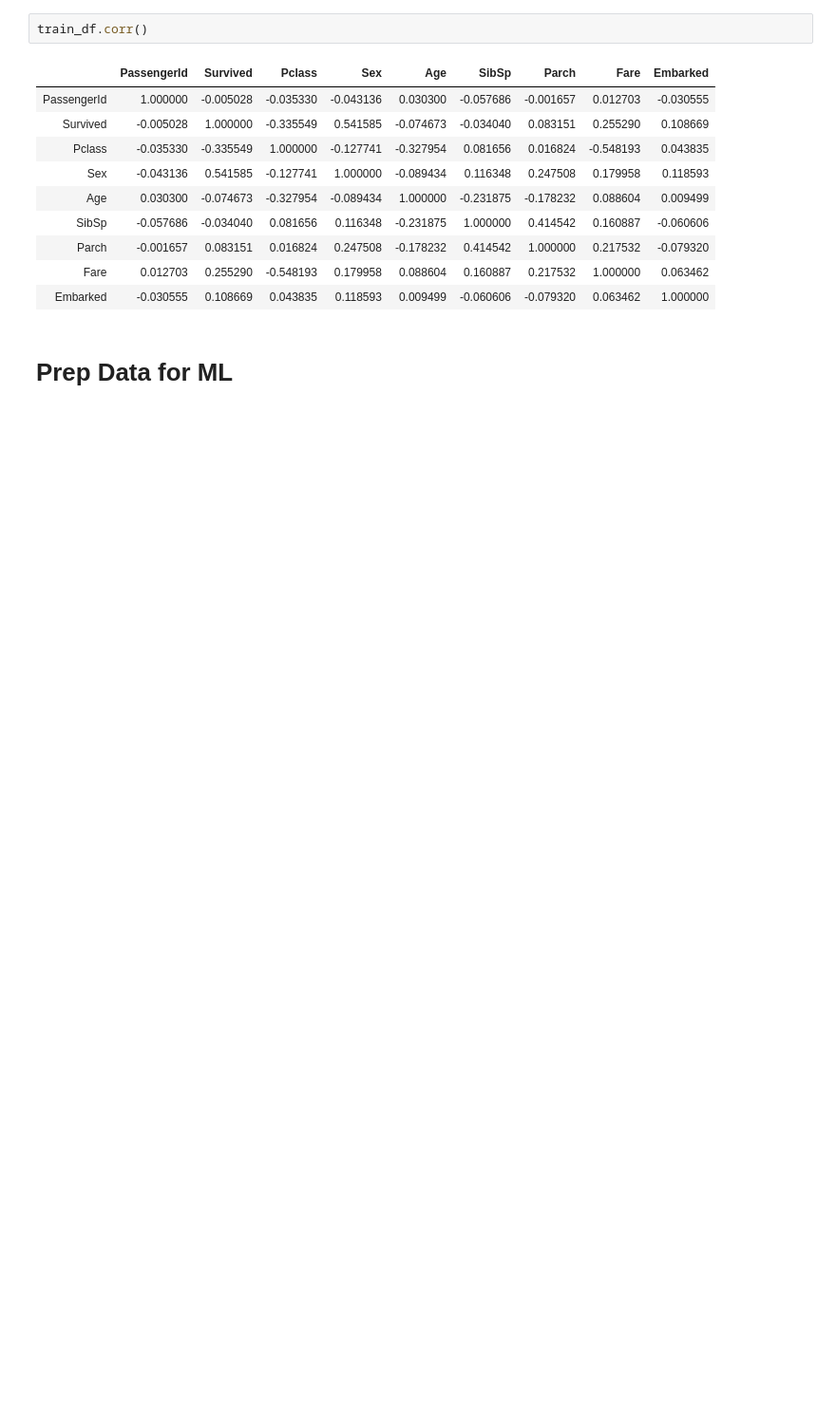
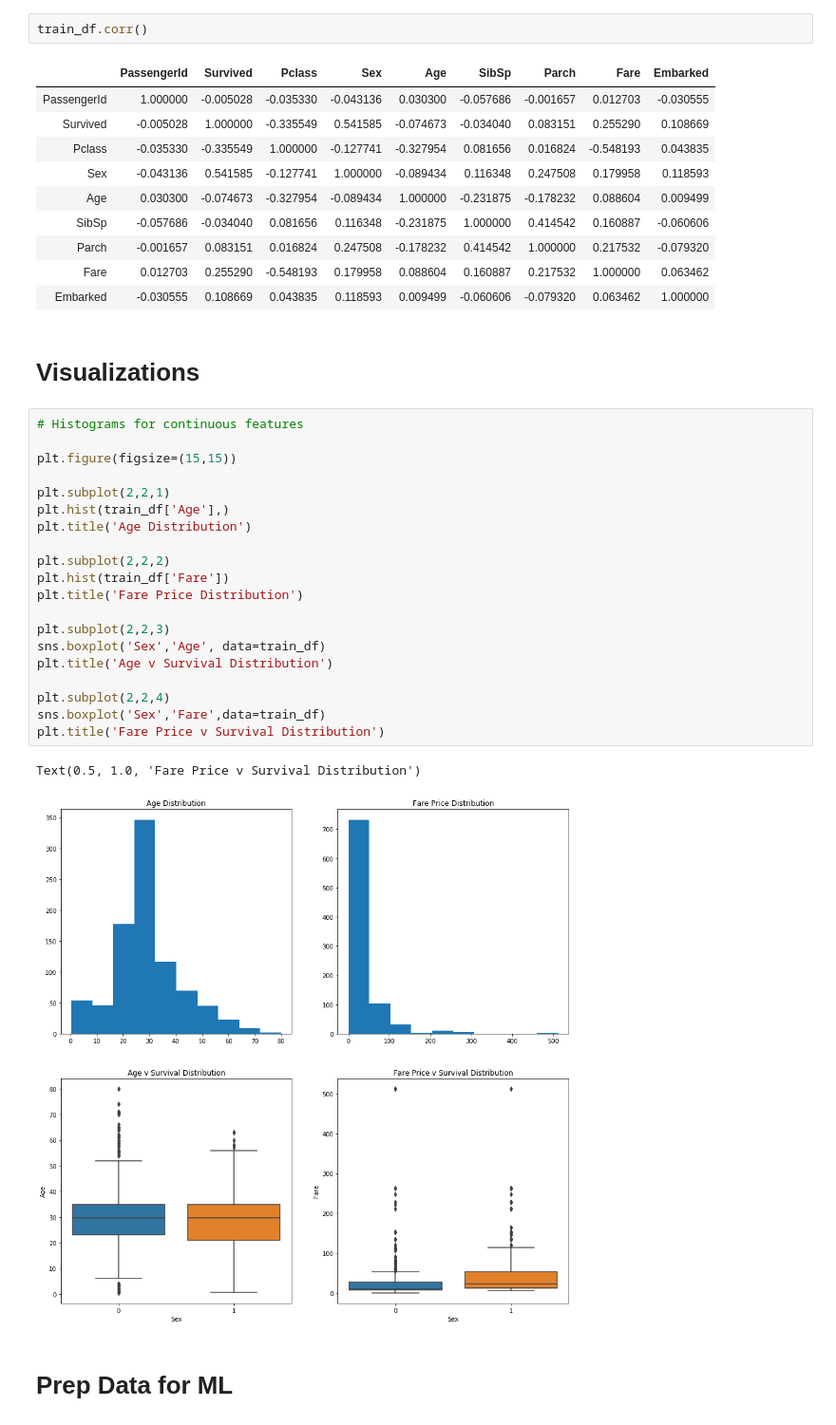
Before and after one commit to turnerdj95/floating_dumbbell, a Jupyter notebook: Data_Analysis.ipynb, the cells around one changed output. Shown at 95% size. Drawn from its saved outputs; the diff is of its cells as text; blank space fills up the shorter version.

Commit message:
Added visualizations and began slow-start to ML algs

```diff
--- a/Data_Analysis.ipynb
+++ b/Data_Analysis.ipynb
@@ -140,6 +123,31 @@ train_df.corr()
 | Parch | -0.001657 | 0.083151 | 0.016824 | 0.247508 | -0.178232 | 0.414542 | 1.000000 | 0.217532 | -0.079320 |
 | Fare | 0.012703 | 0.255290 | -0.548193 | 0.179958 | 0.088604 | 0.160887 | 0.217532 | 1.000000 | 0.063462 |
 | Embarked | -0.030555 | 0.108669 | 0.043835 | 0.118593 | 0.009499 | -0.060606 | -0.079320 | 0.063462 | 1.000000 |
+# %% [markdown]
+# Visualizations
+# %%
+# Histograms for continuous features
+
+plt.figure(figsize=(15,15))
+
+plt.subplot(2,2,1)
+plt.hist(train_df['Age'],)
+plt.title('Age Distribution')
+
+plt.subplot(2,2,2)
+plt.hist(train_df['Fare'])
+plt.title('Fare Price Distribution')
+
+plt.subplot(2,2,3)
+sns.boxplot('Sex','Age', data=train_df)
+plt.title('Age v Survival Distribution')
+
+plt.subplot(2,2,4)
+sns.boxplot('Sex','Fare',data=train_df)
+plt.title('Fare Price v Survival Distribution')
+# %% [output]
+Text(0.5, 1.0, 'Fare Price v Survival Distribution')
+[figure, added]
 # %% [markdown]
 # Prep Data for ML
 # %%
```
Also changed, not shown: parts of 23 cells of this notebook.
